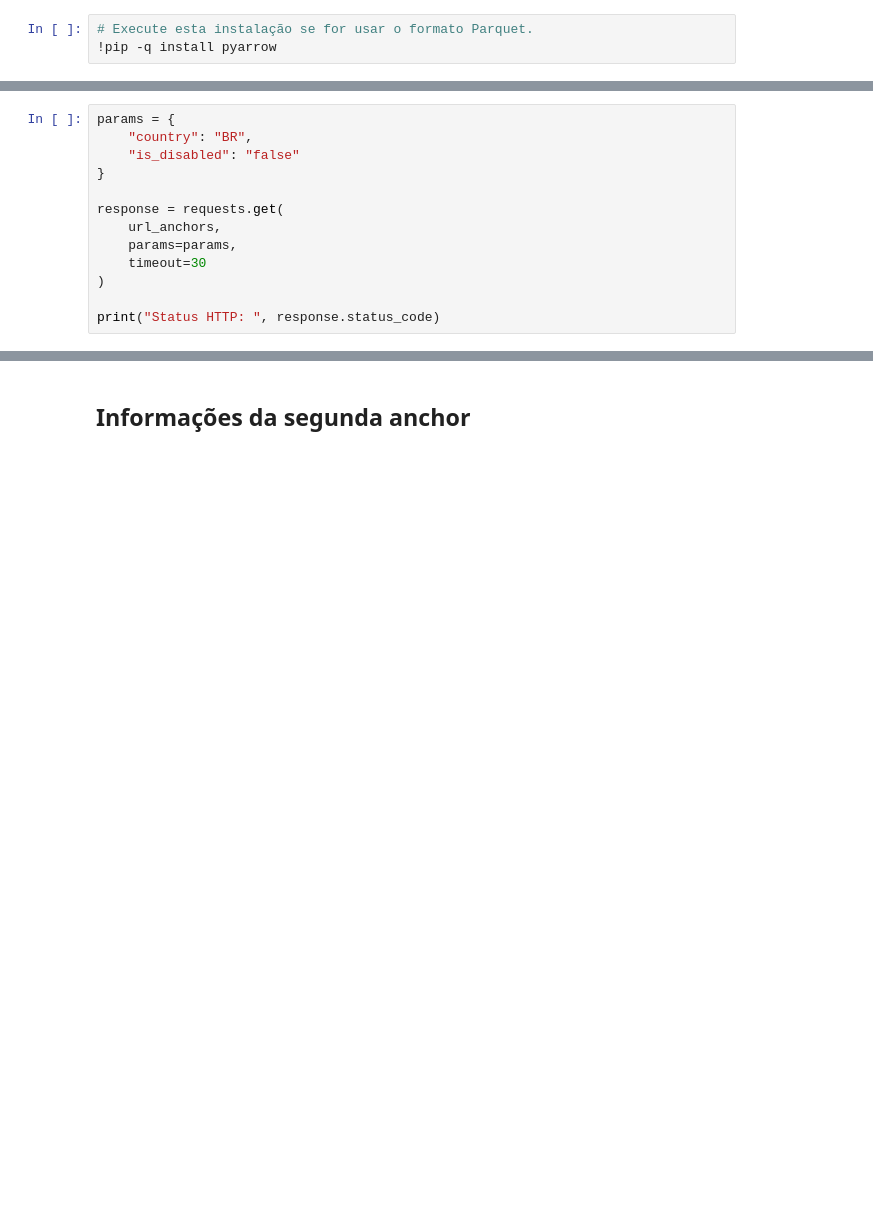
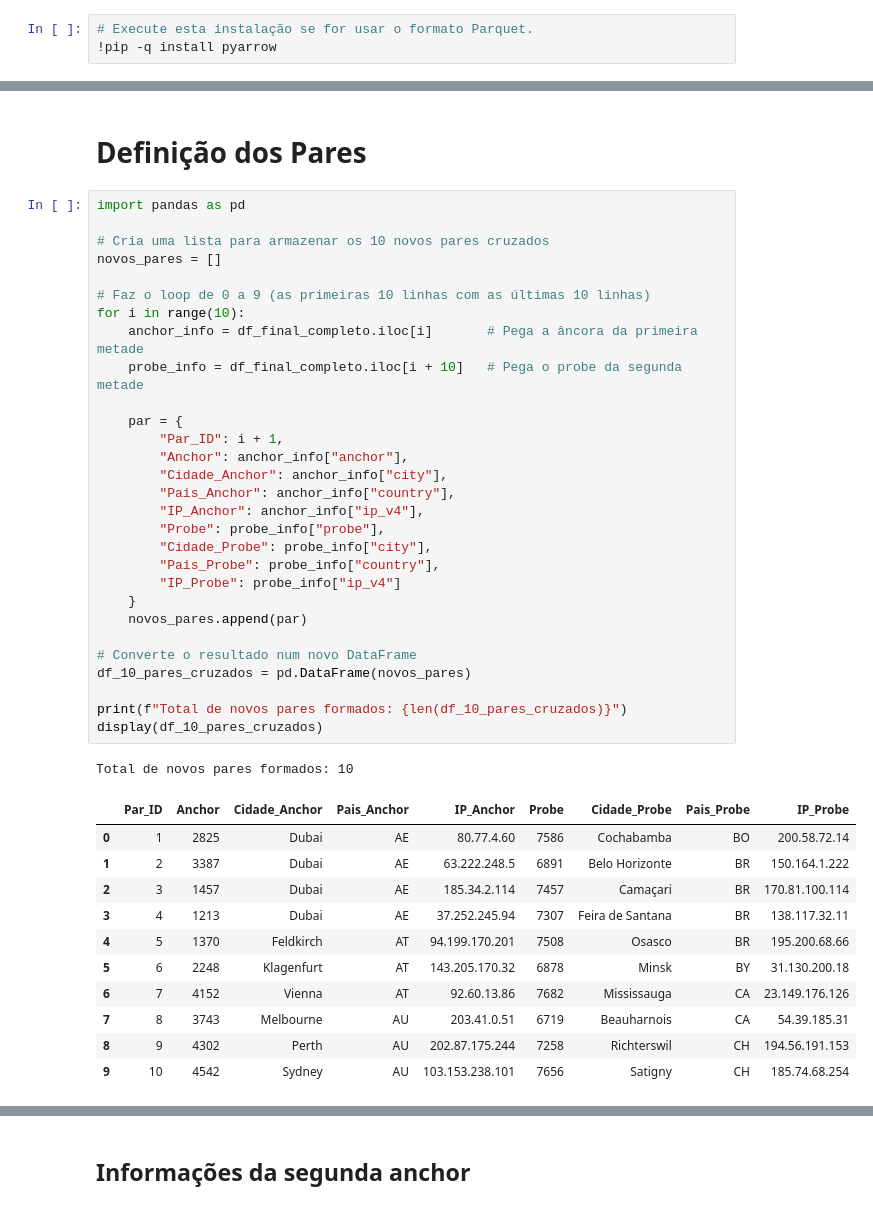
Before and after one commit to guilhermetrajanedasilva/Trabalho-Estruturas-de-Dados-II, a Jupyter notebook: 2_Coleta_de_dados.ipynb, the cells around one changed output, grey strips where cells are left out. Saved outputs shown, nothing was run; the diff lists cells and outputs as text; blank space fills up the shorter version.

```diff
--- a/2_Coleta_de_dados.ipynb
+++ b/2_Coleta_de_dados.ipynb
@@ -212,13 +229,0 @@ Buscando anchors brasileiras, seguindo código ISO (BR)
-# %%
-params = {
-    "country": "BR",
-    "is_disabled": "false"
-}
-
-response = requests.get(
-    url_anchors,
-    params=params,
-    timeout=30
-)
-
-print("Status HTTP: ", response.status_code)
@@ -258,0 +308,44 @@ Quantidade total: 15
+# %% [markdown]
+# Definição dos Pares
+# %%
+import pandas as pd
+
+# Cria uma lista para armazenar os 10 novos pares cruzados
+novos_pares = []
+
+# Faz o loop de 0 a 9 (as primeiras 10 linhas com as últimas 10 linhas)
+for i in range(10):
+    anchor_info = df_final_completo.iloc[i]       # Pega a âncora da primeira metade
+    probe_info = df_final_completo.iloc[i + 10]   # Pega o probe da segunda metade
+
+    par = {
+        "Par_ID": i + 1,
+        "Anchor": anchor_info["anchor"],
+        "Cidade_Anchor": anchor_info["city"],
+        "Pais_Anchor": anchor_info["country"],
+        "IP_Anchor": anchor_info["ip_v4"],
+        "Probe": probe_info["probe"],
+        "Cidade_Probe": probe_info["city"],
+        "Pais_Probe": probe_info["country"],
+        "IP_Probe": probe_info["ip_v4"]
+    }
+    novos_pares.append(par)
+
+# Converte o resultado num novo DataFrame
+df_10_pares_cruzados = pd.DataFrame(novos_pares)
+
+print(f"Total de novos pares formados: {len(df_10_pares_cruzados)}")
+display(df_10_pares_cruzados)
+# %% [output]
+Total de novos pares formados: 10
+|  | Par_ID | Anchor | Cidade_Anchor | Pais_Anchor | IP_Anchor | Probe | Cidade_Probe | Pais_Probe | IP_Probe |
+| 0 | 1 | 2825 | Dubai | AE | 80.77.4.60 | 7586 | Cochabamba | BO | 200.58.72.14 |
+| 1 | 2 | 3387 | Dubai | AE | 63.222.248.5 | 6891 | Belo Horizonte | BR | 150.164.1.222 |
+| 2 | 3 | 1457 | Dubai | AE | 185.34.2.114 | 7457 | Camaçari | BR | 170.81.100.114 |
+| 3 | 4 | 1213 | Dubai | AE | 37.252.245.94 | 7307 | Feira de Santana | BR | 138.117.32.11 |
+| 4 | 5 | 1370 | Feldkirch | AT | 94.199.170.201 | 7508 | Osasco | BR | 195.200.68.66 |
+| 5 | 6 | 2248 | Klagenfurt | AT | 143.205.170.32 | 6878 | Minsk | BY | 31.130.200.18 |
+| 6 | 7 | 4152 | Vienna | AT | 92.60.13.86 | 7682 | Mississauga | CA | 23.149.176.126 |
+| 7 | 8 | 3743 | Melbourne | AU | 203.41.0.51 | 6719 | Beauharnois | CA | 54.39.185.31 |
+| 8 | 9 | 4302 | Perth | AU | 202.87.175.244 | 7258 | Richterswil | CH | 194.56.191.153 |
+| 9 | 10 | 4542 | Sydney | AU | 103.153.238.101 | 7656 | Satigny | CH | 185.74.68.254 |
```
Also changed, not shown: parts of 25 cells of this notebook.
